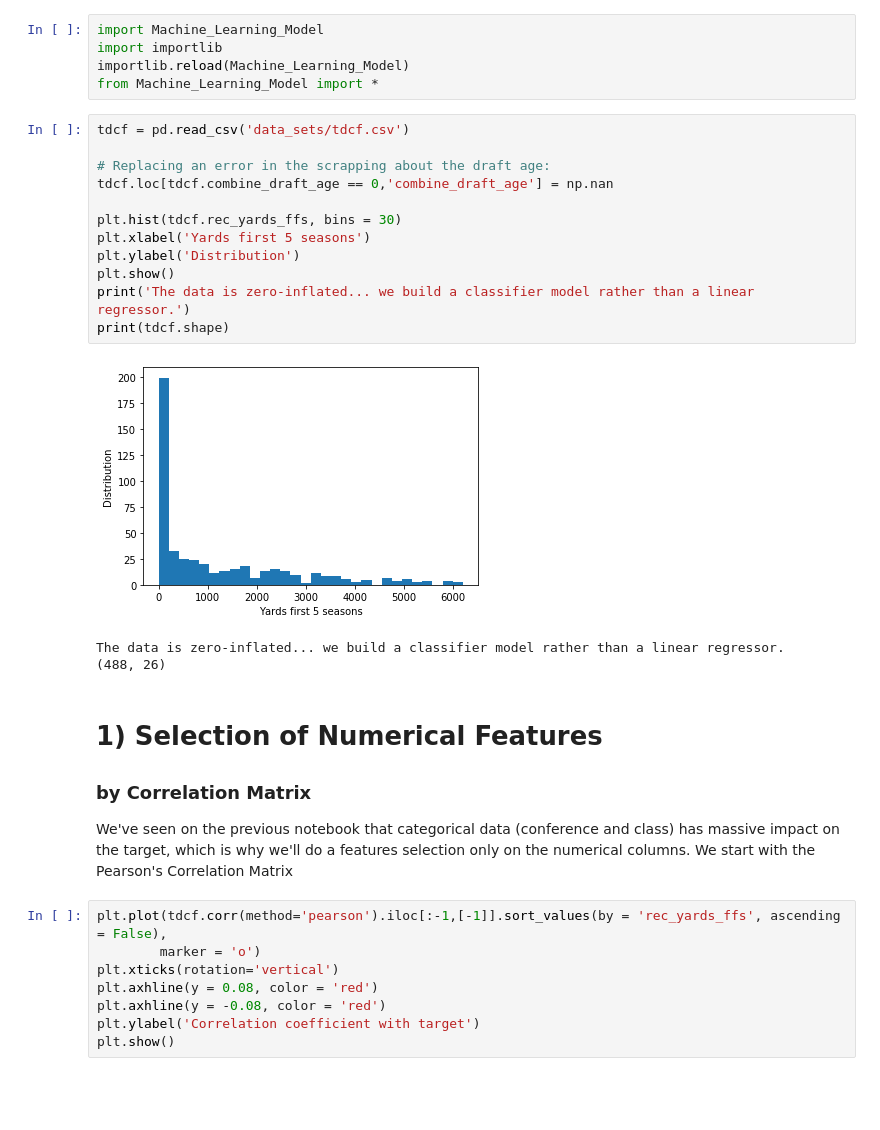
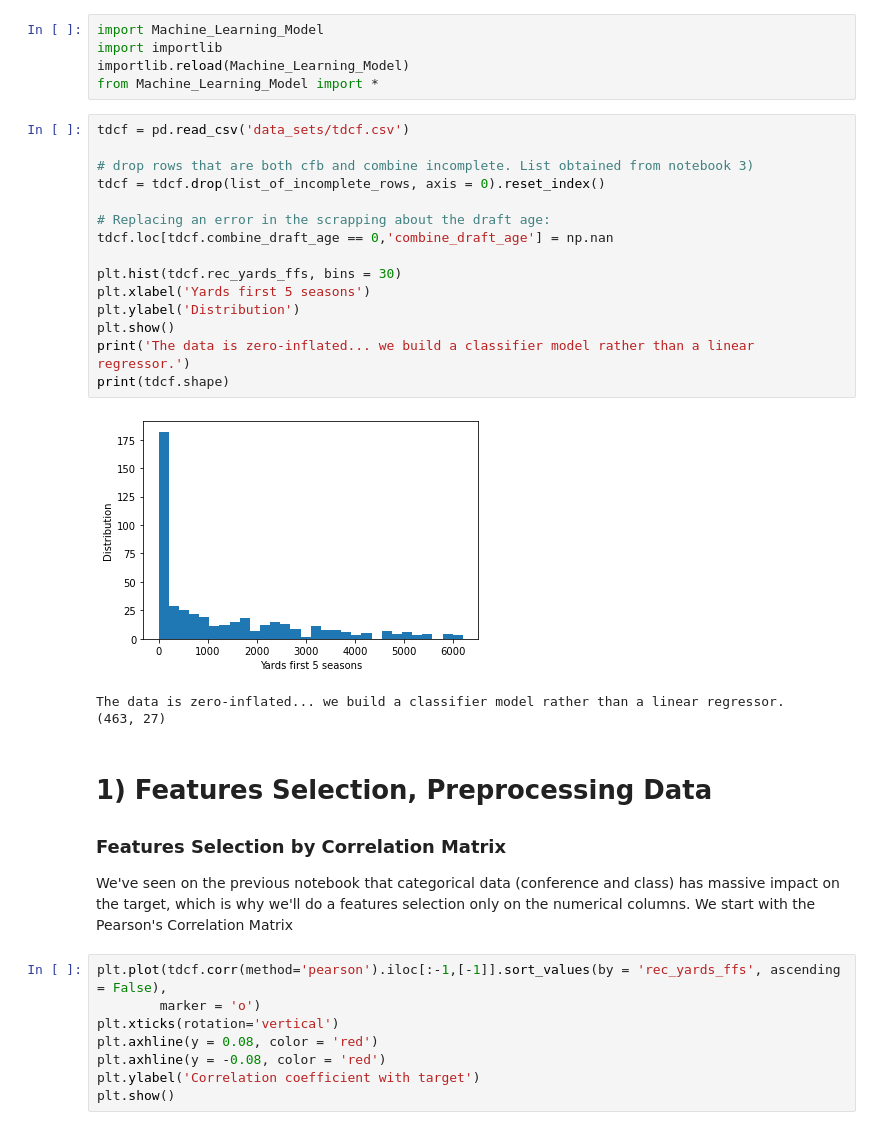
Before and after one commit to adriensaremi/Springboard, a Jupyter notebook: Capstone_1 - WRs in the NFL /4) Machine_Learning_Model.ipynb, the cells around one changed output. Cells and saved outputs as stored; diff of their text form; blank space fills up the shorter version.

```diff
--- a/Capstone_1 - WRs in the NFL /4) Machine_Learning_Model.ipynb
+++ b/Capstone_1 - WRs in the NFL /4) Machine_Learning_Model.ipynb
@@ -12,24 +12,27 @@ importlib.reload(Machine_Learning_Model)
 from Machine_Learning_Model import *
 # %%
 tdcf = pd.read_csv('data_sets/tdcf.csv')
+
+# drop rows that are both cfb and combine incomplete. List obtained from notebook 3)
+tdcf = tdcf.drop(list_of_incomplete_rows, axis = 0).reset_index()
 
 # Replacing an error in the scrapping about the draft age:
 tdcf.loc[tdcf.combine_draft_age == 0,'combine_draft_age'] = np.nan
 
 plt.hist(tdcf.rec_yards_ffs, bins = 30)
 plt.xlabel('Yards first 5 seasons')
 plt.ylabel('Distribution')
 plt.show()
 print('The data is zero-inflated... we build a classifier model rather than a linear regressor.')
 print(tdcf.shape)
 # %% [output]
-[figure, old version]
+[figure, new version]
 The data is zero-inflated... we build a classifier model rather than a linear regressor.
-(488, 26)
+(463, 27)
 # %% [markdown]
-# 1) Selection of Numerical Features
+# 1) Features Selection, Preprocessing Data
 
-### by Correlation Matrix
+### Features Selection by Correlation Matrix
 
 We've seen on the previous notebook that categorical data (conference and class) has massive impact on the target, which is why we'll do a features selection only on the numerical columns. We start with the Pearson's  Correlation Matrix
 # %%
```
Also changed, not shown: parts of 78 cells of this notebook, 5 other files.
